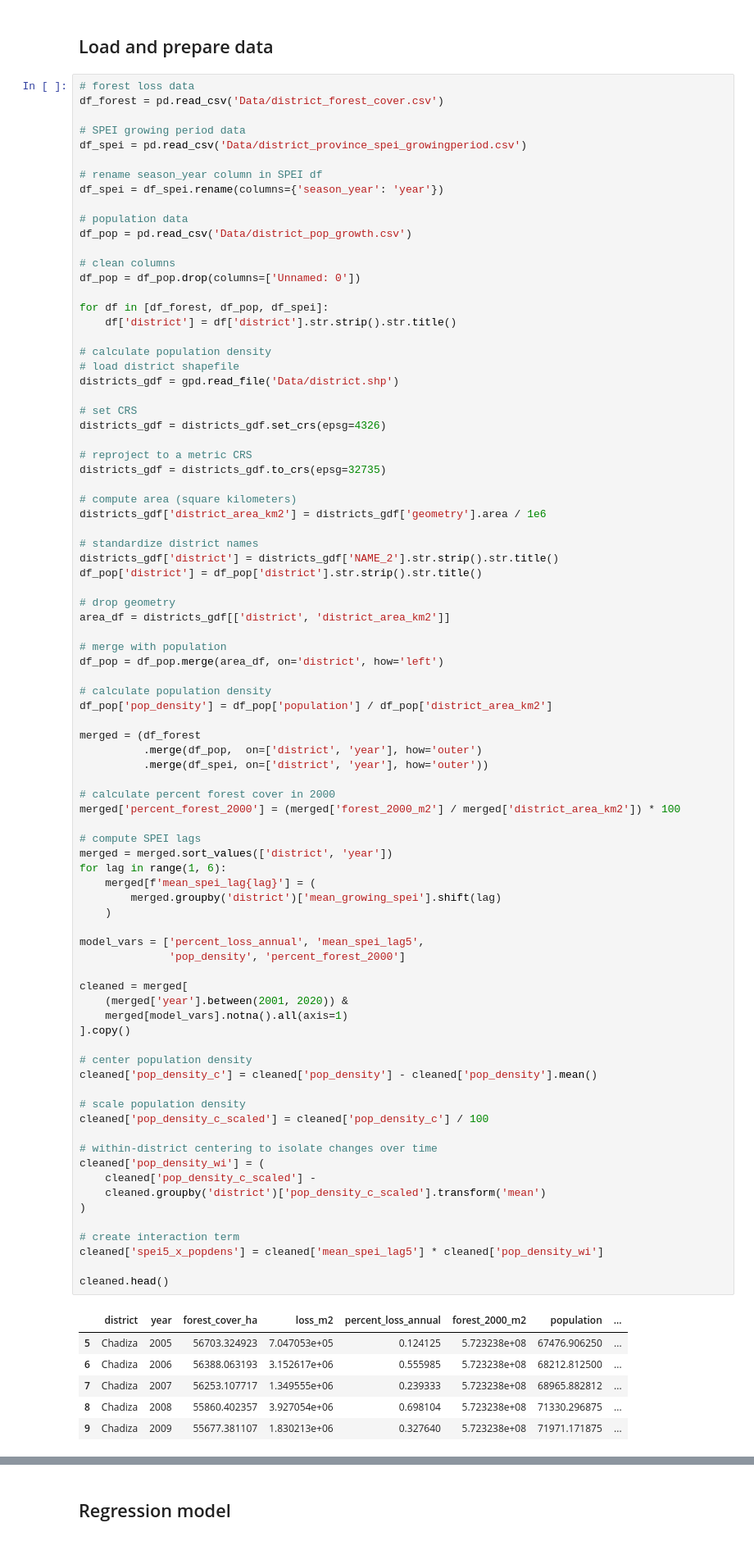
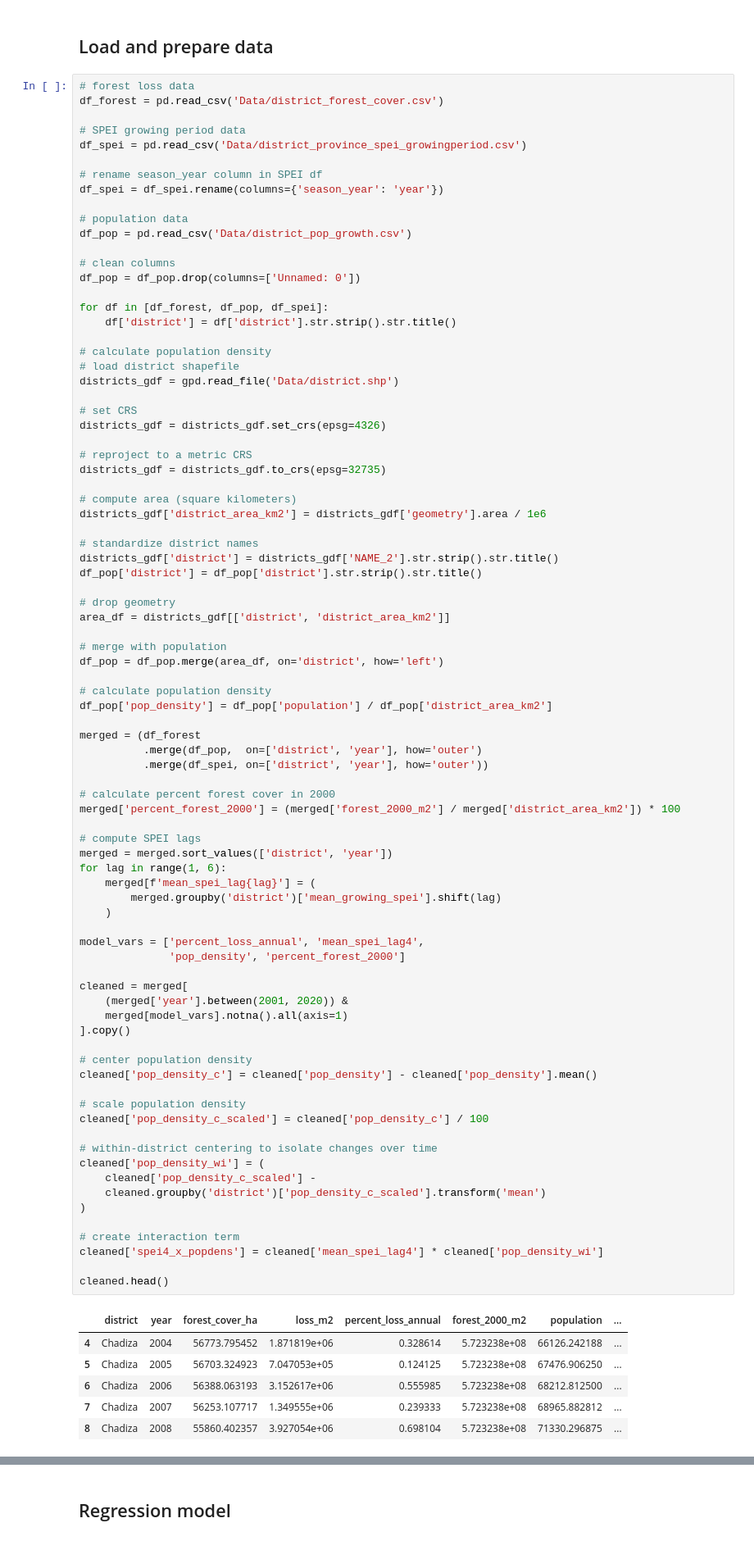
Before and after one commit to annamwaller/zambia, a Jupyter notebook: final/Statistical_Modeling.ipynb, the cells around one changed output, grey strips where cells are left out. Shown at 82% size. Cells and saved outputs as stored; diff of their text form.

```diff
--- a/final/Statistical_Modeling.ipynb
+++ b/final/Statistical_Modeling.ipynb
@@ -64,40 +64,40 @@ merged['percent_forest_2000'] = (merged['forest_2000_m2'] / merged['district_are
 merged = merged.sort_values(['district', 'year'])
 for lag in range(1, 6):
     merged[f'mean_spei_lag{lag}'] = (
         merged.groupby('district')['mean_growing_spei'].shift(lag)
     )
 
-model_vars = ['percent_loss_annual', 'mean_spei_lag5',
+model_vars = ['percent_loss_annual', 'mean_spei_lag4',
               'pop_density', 'percent_forest_2000']
 
 cleaned = merged[
     (merged['year'].between(2001, 2020)) &
     merged[model_vars].notna().all(axis=1)
 ].copy()
 
 # center population density
 cleaned['pop_density_c'] = cleaned['pop_density'] - cleaned['pop_density'].mean()
 
 # scale population density
 cleaned['pop_density_c_scaled'] = cleaned['pop_density_c'] / 100
 
 # within-district centering to isolate changes over time
 cleaned['pop_density_wi'] = (
     cleaned['pop_density_c_scaled'] -
     cleaned.groupby('district')['pop_density_c_scaled'].transform('mean')
 )
 
 # create interaction term
-cleaned['spei5_x_popdens'] = cleaned['mean_spei_lag5'] * cleaned['pop_density_wi']
+cleaned['spei4_x_popdens'] = cleaned['mean_spei_lag4'] * cleaned['pop_density_wi']
 
 cleaned.head()
 # %% [output]
 |  | district | year | forest_cover_ha | loss_m2 | percent_loss_annual | forest_2000_m2 | population | ... |
+| 4 | Chadiza | 2004 | 56773.795452 | 1.871819e+06 | 0.328614 | 5.723238e+08 | 66126.242188 | ... |
 | 5 | Chadiza | 2005 | 56703.324923 | 7.047053e+05 | 0.124125 | 5.723238e+08 | 67476.906250 | ... |
 | 6 | Chadiza | 2006 | 56388.063193 | 3.152617e+06 | 0.555985 | 5.723238e+08 | 68212.812500 | ... |
 | 7 | Chadiza | 2007 | 56253.107717 | 1.349555e+06 | 0.239333 | 5.723238e+08 | 68965.882812 | ... |
 | 8 | Chadiza | 2008 | 55860.402357 | 3.927054e+06 | 0.698104 | 5.723238e+08 | 71330.296875 | ... |
-| 9 | Chadiza | 2009 | 55677.381107 | 1.830213e+06 | 0.327640 | 5.723238e+08 | 71971.171875 | ... |
 5 rows × 26 columns
 # %% [markdown]
 ## Regression model
```
Also changed, not shown: parts of 9 cells of this notebook.
